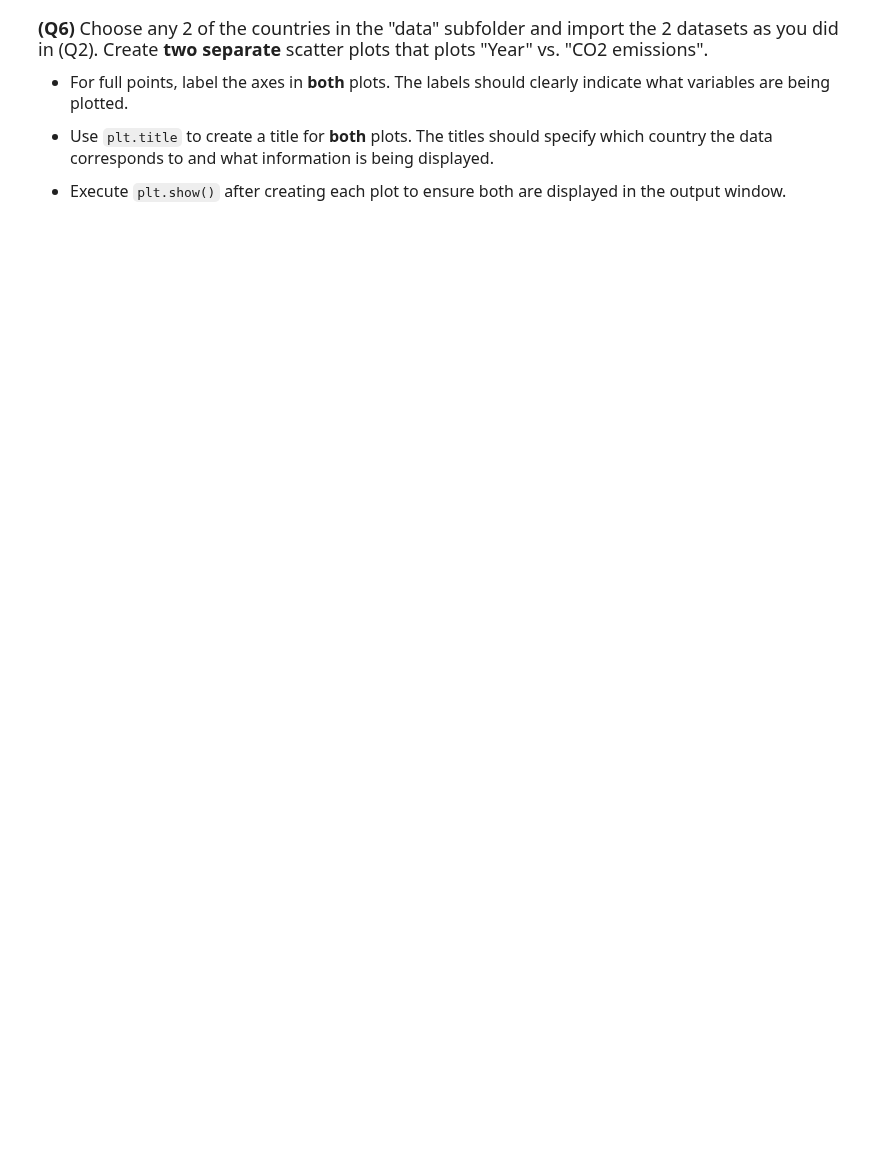
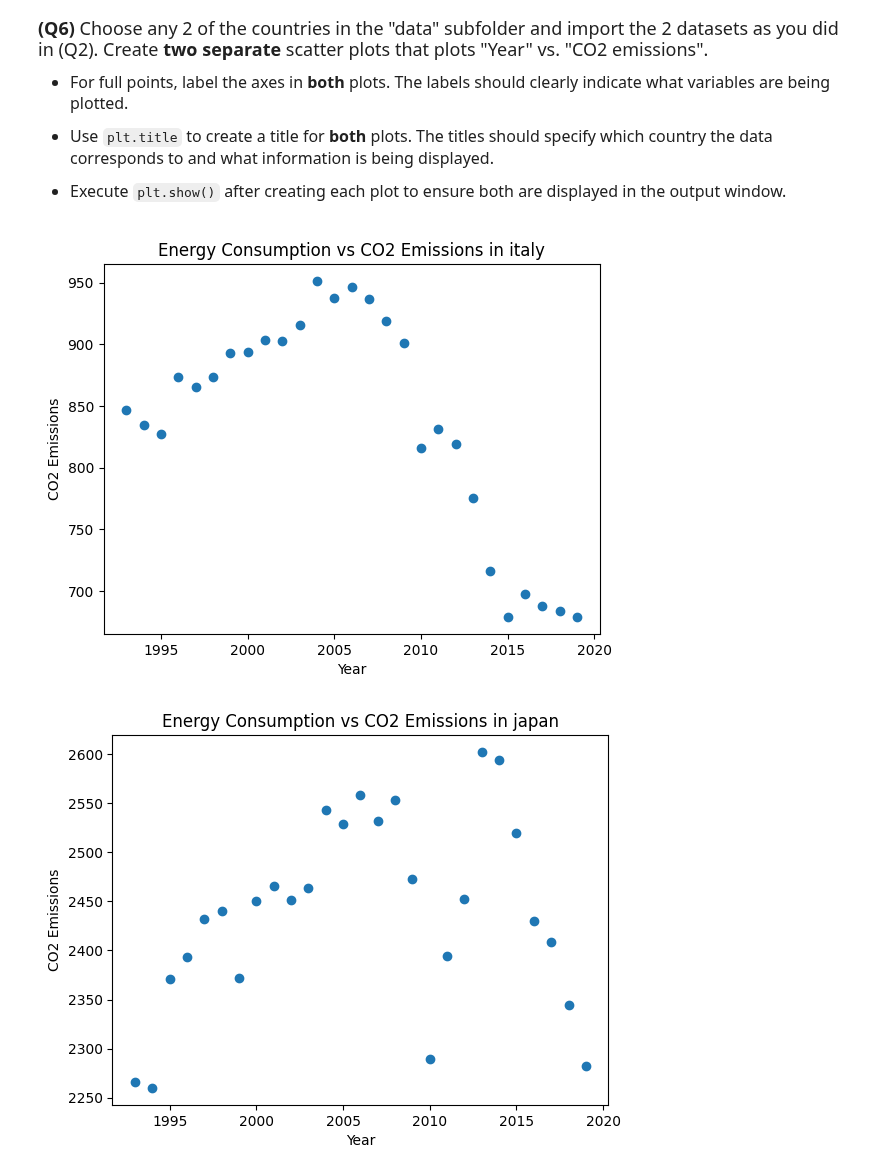
Before and after one commit to AradGanir/datasci151fall2026, a Jupyter notebook: _assignments/assignment_2/Assignment2.ipynb, the cells around one changed output. Cells and saved outputs as stored; diff of their text form; code cells hidden in the pictures; blank space fills up the shorter version.

```diff
--- a/_assignments/assignment_2/Assignment2.ipynb
+++ b/_assignments/assignment_2/Assignment2.ipynb
@@ -118,0 +174,20 @@ us_emissions["CO2_emission"].describe()
+# %%
+# Write your answer
+def plot_year_emissions(country):
+    df = pd.read_csv("data/"+country+"_emission.csv")
+    fig, ax = plt.subplots()
+    plt.scatter(df["Year"], df["CO2_emission"])
+    ax.set_xlabel("Year")
+    ax.set_ylabel("CO2 Emissions")
+    ax.set_title("Energy Consumption vs CO2 Emissions in " + country)
+    return ax
+# %%
+plot1 = plot_year_emissions("italy")
+plot2 = plot_year_emissions("japan")
+
+plot1
+plot2
+plt.show()
+# %% [output]
+[figure, added]
+[figure, added]
```
Also changed, not shown: parts of 8 cells of this notebook.
